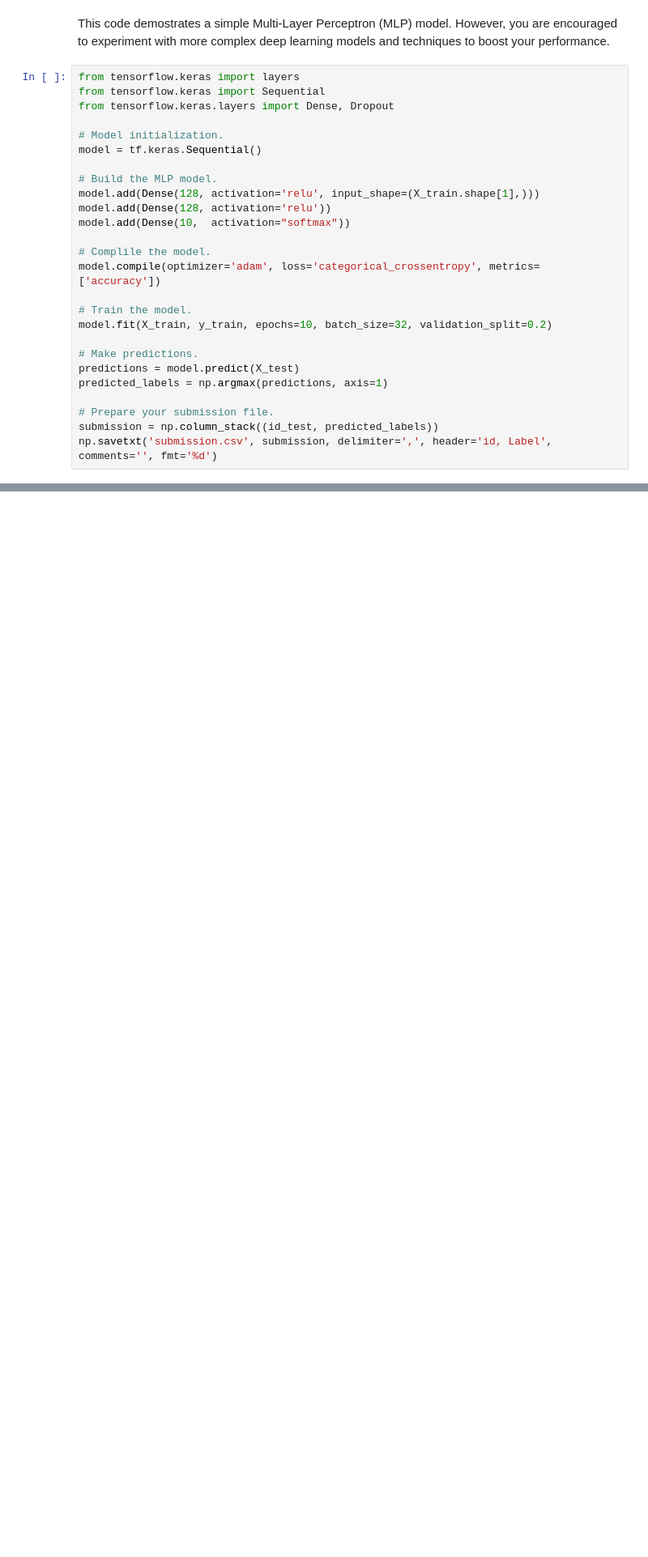
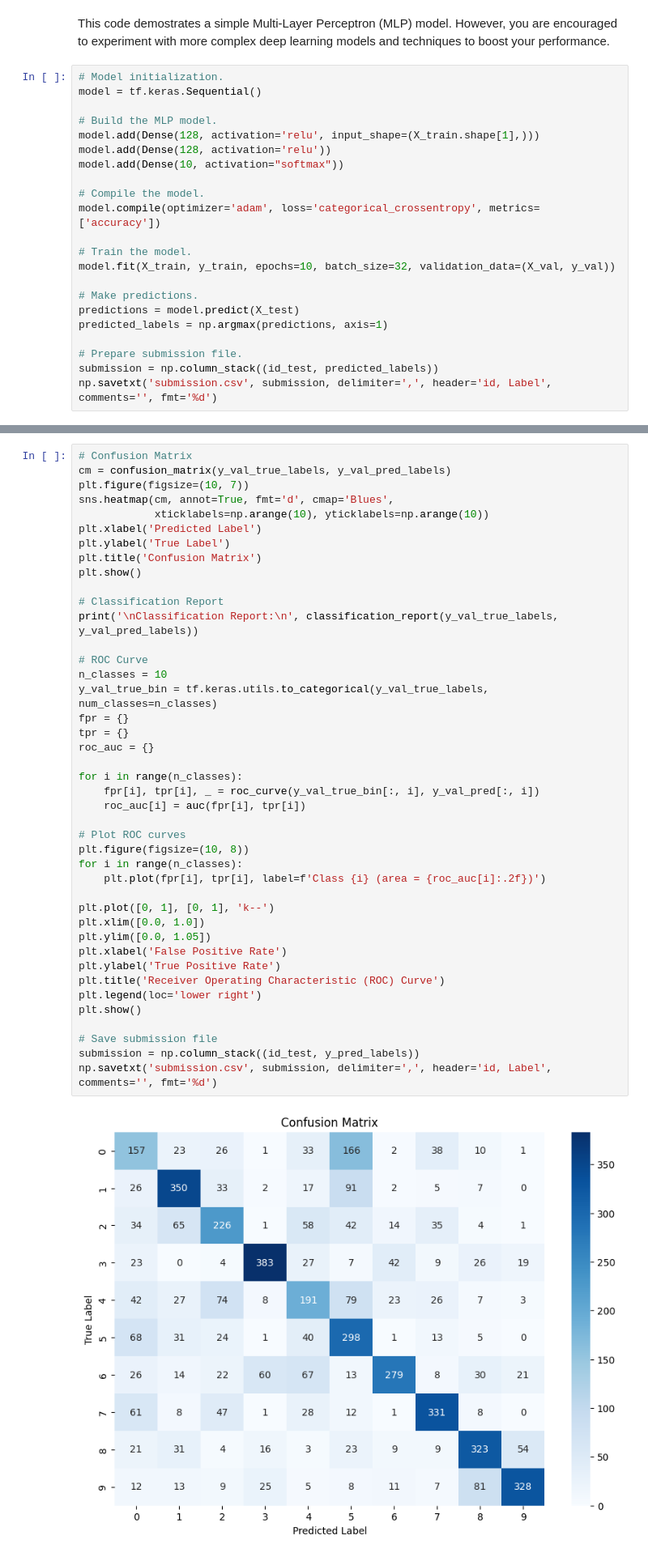
Before and after one commit to heaslay/2024-Phase-2-data-science, a Jupyter notebook: 3. Deep Learning/part3-submission.ipynb, the cells around one changed output, grey strips where cells are left out. Shown at 81% size. Saved outputs shown, nothing was run; the diff lists cells and outputs as text; blank space fills up the shorter version.

```diff
--- a/3. Deep Learning/part3-submission.ipynb
+++ b/3. Deep Learning/part3-submission.ipynb
@@ -87,28 +116,24 @@ y_train = to_categorical(y_train, 10)
 # %% [markdown]
 This code demostrates a simple Multi-Layer Perceptron (MLP) model. However, you are encouraged to experiment with more complex deep learning models and techniques to boost your performance.
 # %%
-from tensorflow.keras import layers
-from tensorflow.keras import Sequential
-from tensorflow.keras.layers import Dense, Dropout
-
 # Model initialization.
 model = tf.keras.Sequential()
 
 # Build the MLP model.
 model.add(Dense(128, activation='relu', input_shape=(X_train.shape[1],)))
 model.add(Dense(128, activation='relu'))
-model.add(Dense(10,  activation="softmax"))
+model.add(Dense(10, activation="softmax"))
 
-# Complile the model.
+# Compile the model.
 model.compile(optimizer='adam', loss='categorical_crossentropy', metrics=['accuracy'])
 
 # Train the model.
-model.fit(X_train, y_train, epochs=10, batch_size=32, validation_split=0.2)
+model.fit(X_train, y_train, epochs=10, batch_size=32, validation_data=(X_val, y_val))
 
 # Make predictions.
 predictions = model.predict(X_test)
 predicted_labels = np.argmax(predictions, axis=1)
 
-# Prepare your submission file.
+# Prepare submission file.
 submission = np.column_stack((id_test, predicted_labels))
 np.savetxt('submission.csv', submission, delimiter=',', header='id, Label', comments='', fmt='%d')
@@ -114,0 +268,44 @@ np.savetxt('submission.csv', submission, delimiter=',', header='id, Label', comm
+# %%
+# Confusion Matrix
+cm = confusion_matrix(y_val_true_labels, y_val_pred_labels)
+plt.figure(figsize=(10, 7))
+sns.heatmap(cm, annot=True, fmt='d', cmap='Blues',
+            xticklabels=np.arange(10), yticklabels=np.arange(10))
+plt.xlabel('Predicted Label')
+plt.ylabel('True Label')
+plt.title('Confusion Matrix')
+plt.show()
+
+# Classification Report
+print('\nClassification Report:\n', classification_report(y_val_true_labels, y_val_pred_labels))
+
+# ROC Curve
+n_classes = 10
+y_val_true_bin = tf.keras.utils.to_categorical(y_val_true_labels, num_classes=n_classes)
+fpr = {}
+tpr = {}
+roc_auc = {}
+
+for i in range(n_classes):
+    fpr[i], tpr[i], _ = roc_curve(y_val_true_bin[:, i], y_val_pred[:, i])
+    roc_auc[i] = auc(fpr[i], tpr[i])
+
+# Plot ROC curves
+plt.figure(figsize=(10, 8))
+for i in range(n_classes):
+    plt.plot(fpr[i], tpr[i], label=f'Class {i} (area = {roc_auc[i]:.2f})')
+
+plt.plot([0, 1], [0, 1], 'k--')
+plt.xlim([0.0, 1.0])
+plt.ylim([0.0, 1.05])
+plt.xlabel('False Positive Rate')
+plt.ylabel('True Positive Rate')
+plt.title('Receiver Operating Characteristic (ROC) Curve')
+plt.legend(loc='lower right')
+plt.show()
+
+# Save submission file
+submission = np.column_stack((id_test, y_pred_labels))
+np.savetxt('submission.csv', submission, delimiter=',', header='id, Label', comments='', fmt='%d')
+# %% [output]
+[figure, added]
```
Also changed, not shown: parts of 9 cells of this notebook, 2 other files.
